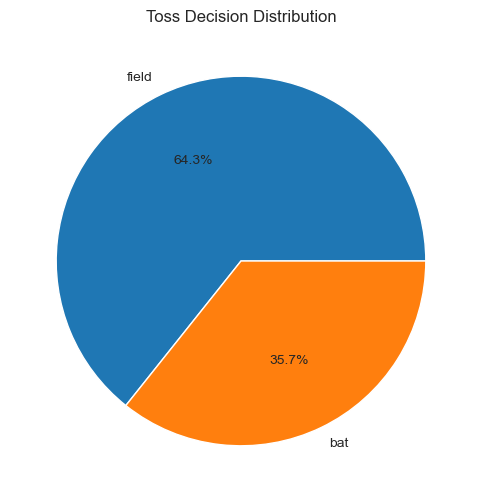
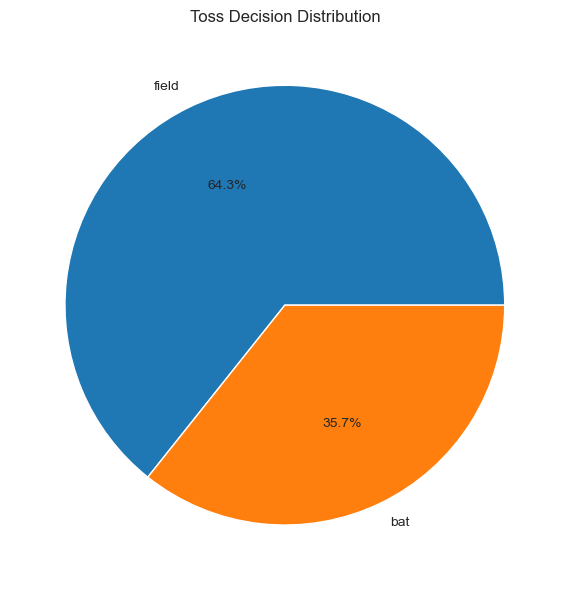
The notebook cell's code change between the first figure and the second:
--- before
+++ after
@@ -9,3 +9,11 @@
 plt.title("Toss Decision Distribution")
 
+plt.tight_layout()
+
+plt.savefig(
+    "images/plots/toss_decision.png",
+    dpi=300,
+    bbox_inches="tight"
+)
+
 plt.show()

Commit: Added professional visualizations and exported analytical plots